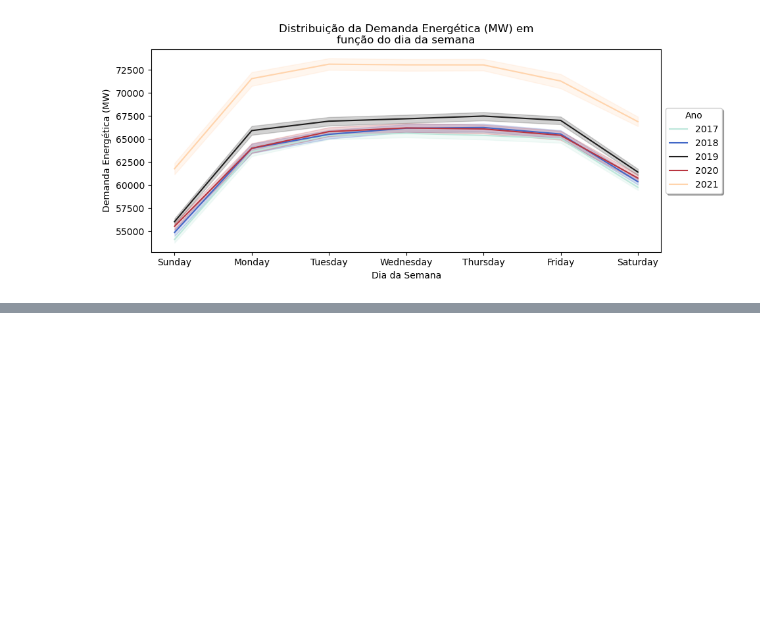
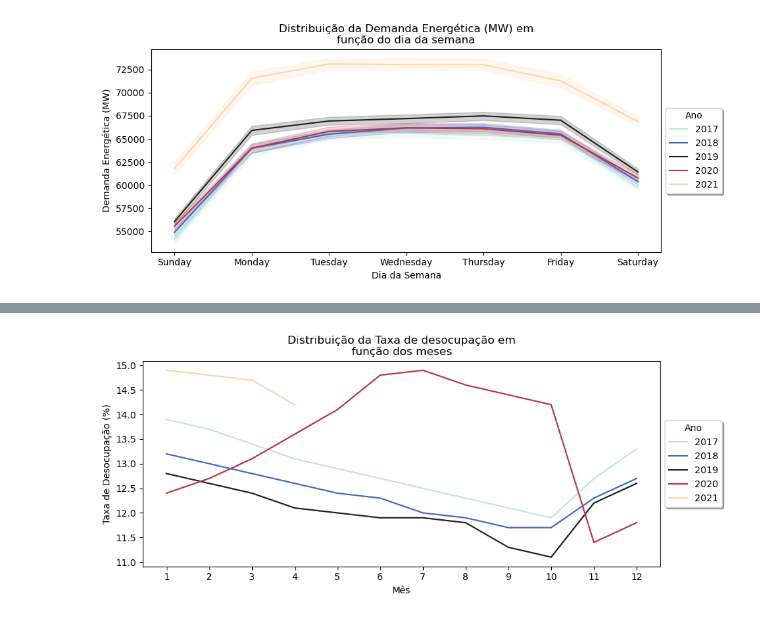
Before and after one commit to kauansacramento/energy-demand-forecast, a Jupyter notebook: energy_demand_forecast.ipynb, the cells around one changed output, grey strips where cells are left out. Saved outputs shown, nothing was run; the diff lists cells and outputs as text; code cells hidden in the pictures; blank space fills up the shorter version.

```diff
--- a/energy_demand_forecast.ipynb
+++ b/energy_demand_forecast.ipynb
@@ -101,0 +99,11 @@ ax.set_xticks(range(0,7));
+# %%
+plt.figure(figsize=(10,4))
+
+ax = sns.lineplot(data=df, x='mes', y='taxa_desocupacao', hue='ano', palette = 'icefire')
+
+ax.set(xlabel='Mês', ylabel='Taxa de Desocupação (%)', title='Distribuição da Taxa de desocupação em\nfunção dos meses')
+
+ax.legend(loc='center left', bbox_to_anchor=(1, 0.5), fancybox=True, shadow=True, title = 'Ano')
+ax.set_xticks(range(1,13));
+# %% [output]
+[figure, added]
```
Also changed, not shown: parts of 4 cells of this notebook, 1 other file.
